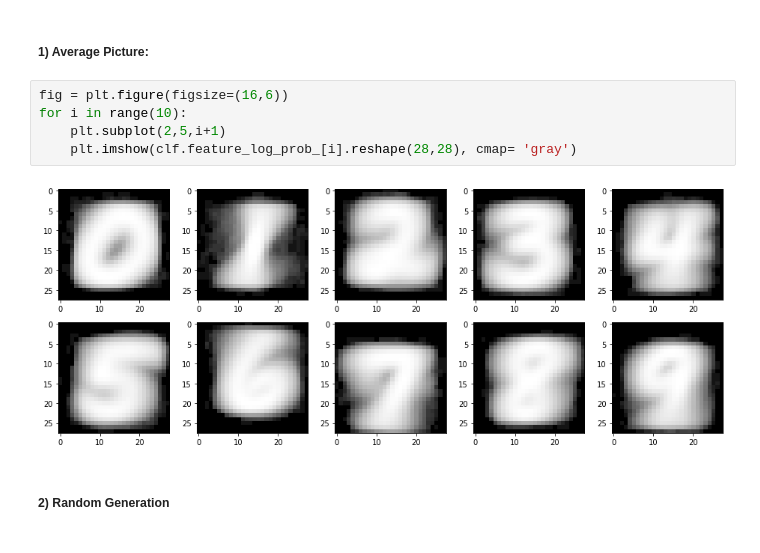
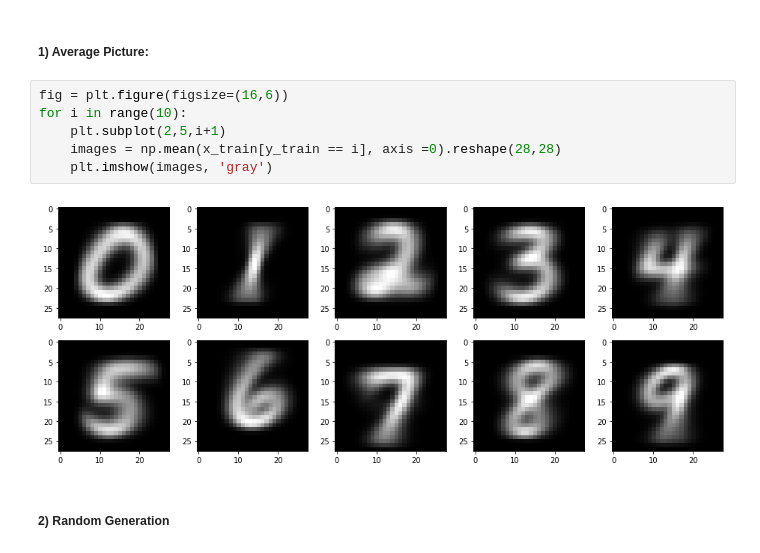
Before and after one commit to Shuaf98/Machine_Learning, a Jupyter notebook: supervised/NaiveBayes.ipynb, the cells around one changed output. Cells and saved outputs as stored; diff of their text form.

```diff
--- a/supervised/NaiveBayes.ipynb
+++ b/supervised/NaiveBayes.ipynb
@@ -71,10 +73,11 @@ BernoulliNB(binarize=0)
 # %%
 fig = plt.figure(figsize=(16,6))
 for i in range(10):
     plt.subplot(2,5,i+1)
-    plt.imshow(clf.feature_log_prob_[i].reshape(28,28), cmap= 'gray')
+    images = np.mean(x_train[y_train == i], axis =0).reshape(28,28)
+    plt.imshow(images, 'gray')
 # %% [output]
-[figure, old version]
+[figure, new version]
 # %% [markdown]
 ##### 2) Random Generation
 # %%
```
Also changed, not shown: parts of 3 cells of this notebook.
